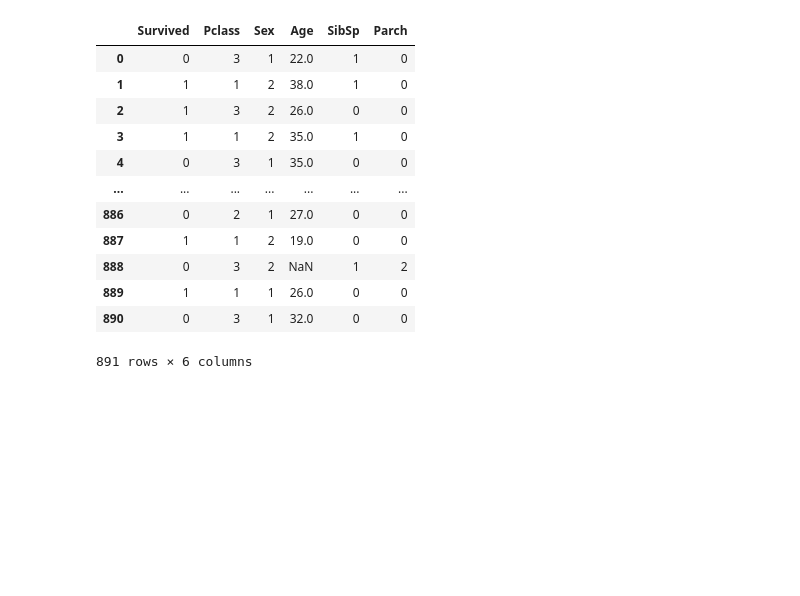
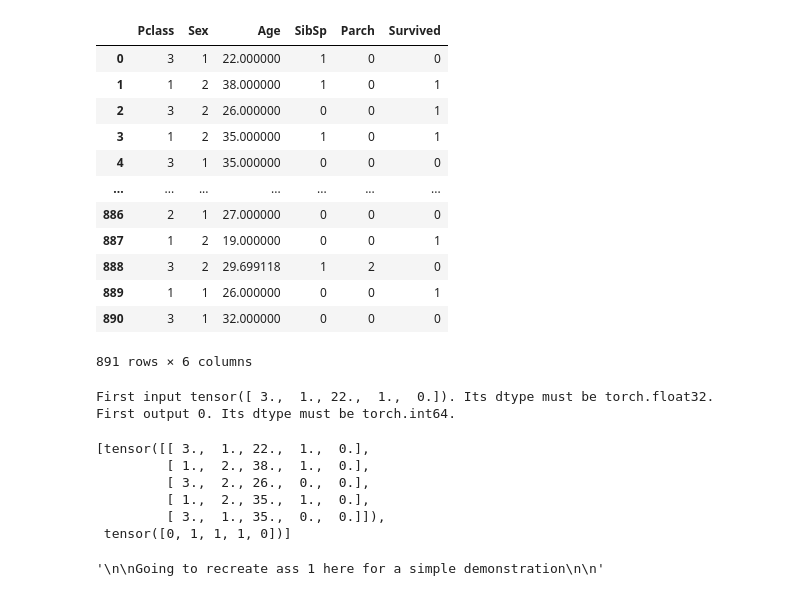
Before and after one commit to SuperNovaa41/csci4050-proj, a Jupyter notebook: ass.ipynb, the cells around one changed output. Cells and saved outputs as stored; diff of their text form; code cells hidden in the pictures; blank space fills up the shorter version.

```diff
--- a/ass.ipynb
+++ b/ass.ipynb
@@ -61,23 +48,29 @@ Columns:
 
 """
 
-df = df[['Survived', 'Pclass', 'Sex', 'Age', 'SibSp', 'Parch']]
+df = df[['Pclass', 'Sex', 'Age', 'SibSp', 'Parch', 'Survived']]
 # %%
+# Convert gender to a number
 df = df.replace("male", 1)
 df = df.replace("female", 2)
 
+# Replace NaN
+df['Age'] = df['Age'].fillna(df['Age'].mean())
+
+
+
 df
 # %% [output]
-|  | Survived | Pclass | Sex | Age | SibSp | Parch |
-| 0 | 0 | 3 | 1 | 22.0 | 1 | 0 |
-| 1 | 1 | 1 | 2 | 38.0 | 1 | 0 |
-| 2 | 1 | 3 | 2 | 26.0 | 0 | 0 |
-| 3 | 1 | 1 | 2 | 35.0 | 1 | 0 |
-| 4 | 0 | 3 | 1 | 35.0 | 0 | 0 |
+|  | Pclass | Sex | Age | SibSp | Parch | Survived |
+| 0 | 3 | 1 | 22.000000 | 1 | 0 | 0 |
+| 1 | 1 | 2 | 38.000000 | 1 | 0 | 1 |
+| 2 | 3 | 2 | 26.000000 | 0 | 0 | 1 |
+| 3 | 1 | 2 | 35.000000 | 1 | 0 | 1 |
+| 4 | 3 | 1 | 35.000000 | 0 | 0 | 0 |
 | ... | ... | ... | ... | ... | ... | ... |
-| 886 | 0 | 2 | 1 | 27.0 | 0 | 0 |
-| 887 | 1 | 1 | 2 | 19.0 | 0 | 0 |
-| 888 | 0 | 3 | 2 | NaN | 1 | 2 |
-| 889 | 1 | 1 | 1 | 26.0 | 0 | 0 |
-| 890 | 0 | 3 | 1 | 32.0 | 0 | 0 |
+| 886 | 2 | 1 | 27.000000 | 0 | 0 | 0 |
+| 887 | 1 | 2 | 19.000000 | 0 | 0 | 1 |
+| 888 | 3 | 2 | 29.699118 | 1 | 2 | 0 |
+| 889 | 1 | 1 | 26.000000 | 0 | 0 | 1 |
+| 890 | 3 | 1 | 32.000000 | 0 | 0 | 0 |
 891 rows × 6 columns
@@ -83,0 +86,8 @@ df
+# %%
+train_dataset = make_dataset(df)
+(x, y) = train_dataset[0]
+print(f"First input {x}. Its dtype must be {x.dtype}.")
+print(f"First output {y}. Its dtype must be {y.dtype}.")
+# %% [output]
+First input tensor([ 3.,  1., 22.,  1.,  0.]). Its dtype must be torch.float32.
+First output 0. Its dtype must be torch.int64.
@@ -83,0 +97,19 @@ df
+# %%
+train_dataloader = make_dataloader(train_dataset, shuffle=False, batch_size=5)
+first_batch = next(iter(train_dataloader))
+first_batch
+# %% [output]
+[tensor([[ 3.,  1., 22.,  1.,  0.],
+         [ 1.,  2., 38.,  1.,  0.],
+         [ 3.,  2., 26.,  0.,  0.],
+         [ 1.,  2., 35.,  1.,  0.],
+         [ 3.,  1., 35.,  0.,  0.]]),
+ tensor([0, 1, 1, 1, 0])]
+# %%
+"""
+
+Going to recreate ass 1 here for a simple demonstration
+
+"""
+# %% [output]
+'\n\nGoing to recreate ass 1 here for a simple demonstration\n\n'
```
Also changed, not shown: parts of 12 cells of this notebook, 1 other file.
